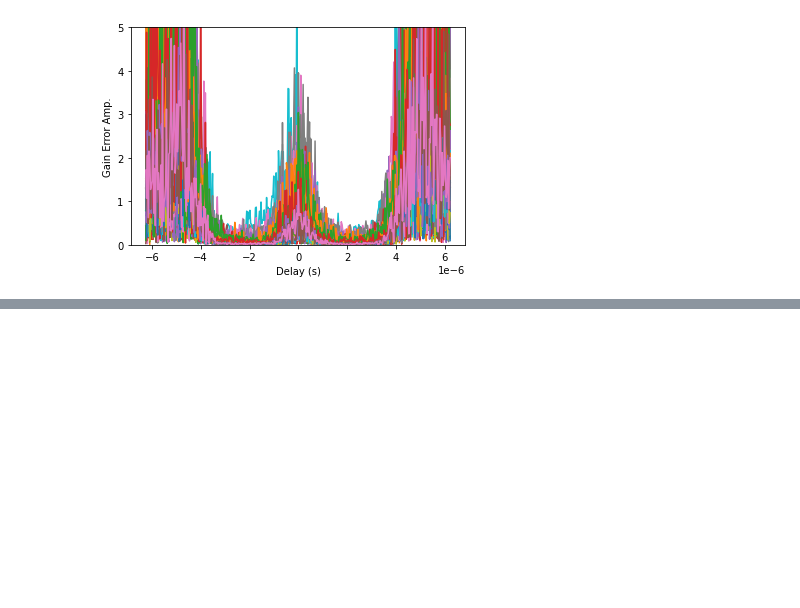
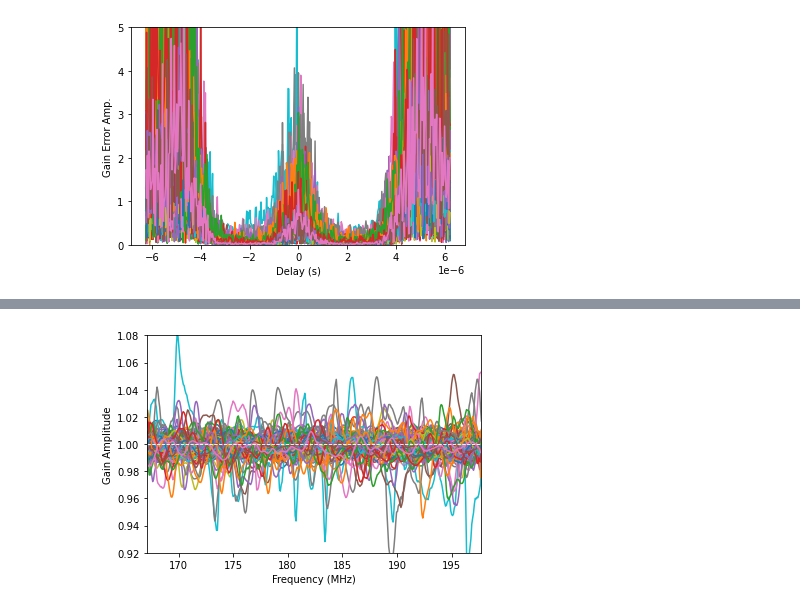
Before and after one commit to rlbyrne/rlb_LWA, a Jupyter notebook: notebooks/dwcal_notebooks/dwcal_test_plotting_Feb2022.ipynb, the cells around one changed output, grey strips where cells are left out. Drawn from its saved outputs; the diff is of its cells as text; code cells hidden in the pictures; blank space fills up the shorter version.

```diff
--- a/notebooks/dwcal_notebooks/dwcal_test_plotting_Feb2022.ipynb
+++ b/notebooks/dwcal_notebooks/dwcal_test_plotting_Feb2022.ipynb
@@ -57,0 +76,11 @@ plt.show()
+# %%
+for ant_ind in range(cal_dw_regularized.Nants_data):
+    plt.plot(np.squeeze(cal_dw_regularized.freq_array)/1e6, np.abs(cal_dw_regularized.gain_array[ant_ind,0,:,0,0]))
+    plt.xlim([np.min(cal_dw_regularized.freq_array)/1e6, np.max(cal_dw_regularized.freq_array)/1e6])
+    plt.ylim([1-.08,1+.08])
+    plt.xlabel('Frequency (MHz)')
+    plt.ylabel('Gain Amplitude')
+plt.plot([np.min(cal_dw_regularized.freq_array)/1e6, np.max(cal_dw_regularized.freq_array)/1e6], [1,1], color='white', linestyle='--', linewidth=0.9)
+plt.show()
+# %% [output]
+[figure, added]
```
Also changed, not shown: parts of 4 cells of this notebook, 2 other files.
